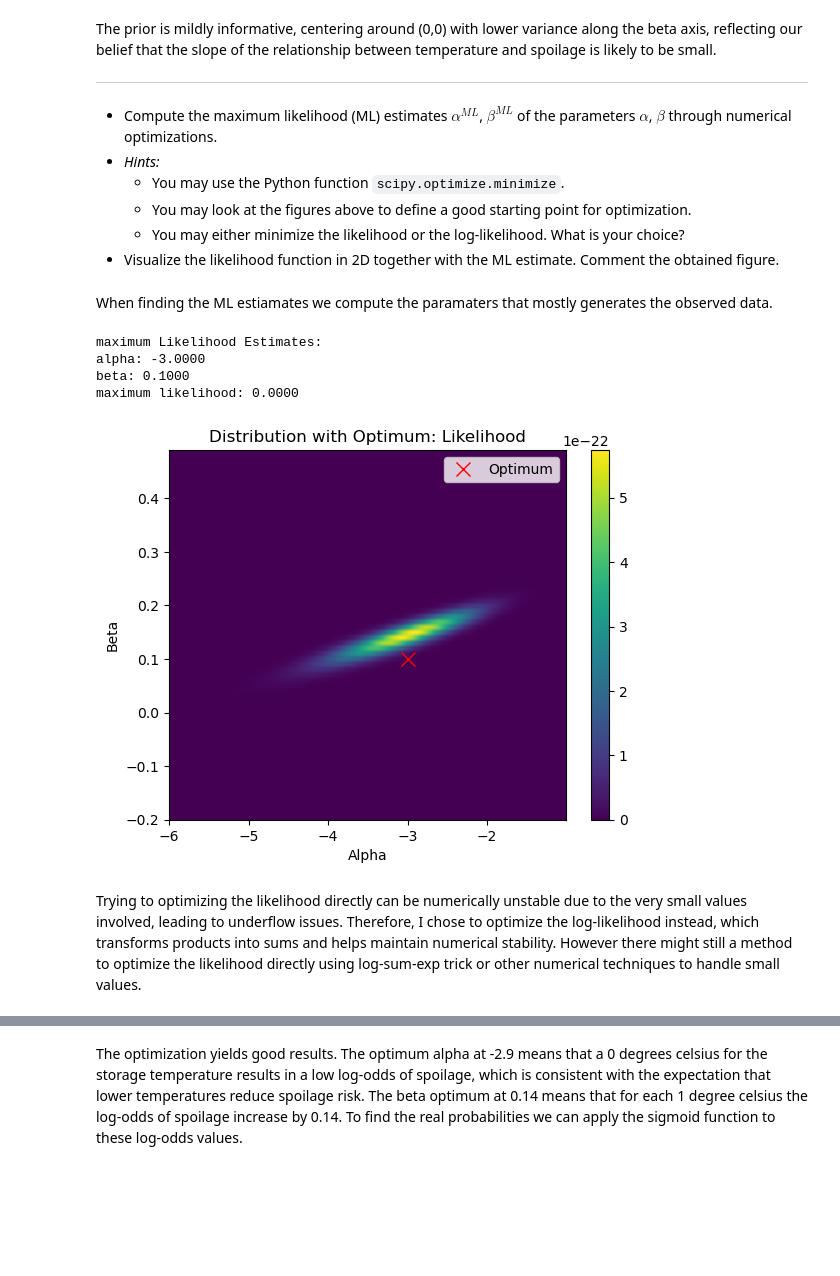
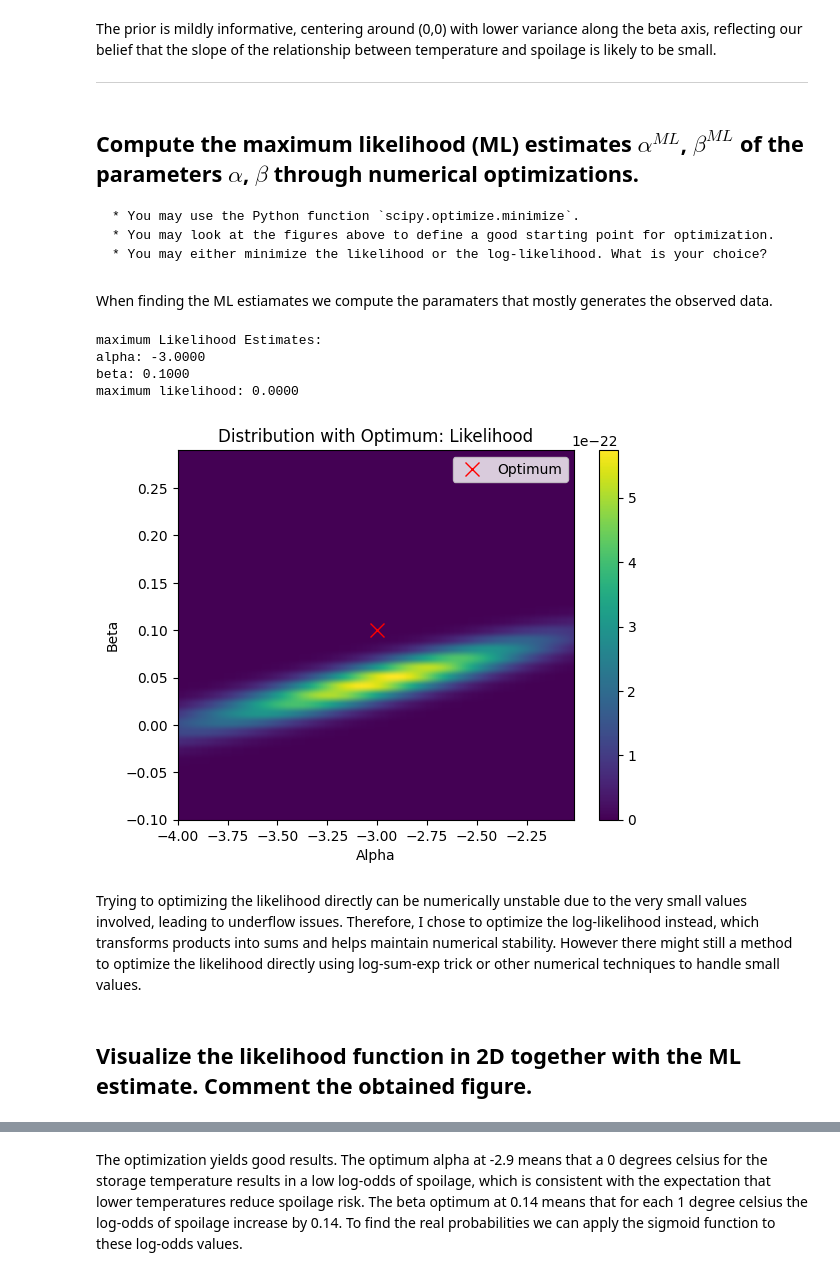
Before and after one commit to FedericoGritti/probabilistic_mushroom_spoilage_model, a Jupyter notebook: carnio_gritti.ipynb, the cells around one changed output, grey strips where cells are left out. Cells and saved outputs as stored; diff of their text form; code cells hidden in the pictures; blank space fills up the shorter version.

```diff
--- a/carnio_gritti.ipynb
+++ b/carnio_gritti.ipynb
@@ -234,6 +236,6 @@ def display_distribution(func, alpha_g, beta_g, func_name=''):
 I expect alpha that represent the intercept should be tuned around negative values because usually as we go lower in temperature we have low spoilage.
 For the beta that represent the slope we should have a low increase in spoilage so a good fit is betwen 0 and 1
 # %%
-a_prior, b_prior = create_meshgrid(alpha_range=(-6, -1), beta_range=(-0.2, 0.5), step=0.01)
-display_distribution(likelihood, a_prior, b_prior, func_name='Likelihood')
+a_prior_small, b_prior_small = create_meshgrid(alpha_range=(-4, -2), beta_range=(-0.1, 0.3), step=0.01)
+display_distribution(likelihood, a_prior_small, b_prior_small, func_name='Likelihood')
 # %% [output]
@@ -260,12 +262,10 @@ The prior is mildly informative, centering around (0,0) with lower variance alon
 
 ---
 # %% [markdown]
-* Compute the maximum likelihood (ML) estimates $\alpha^{ML}$, $\beta^{ML}$ of the parameters $\alpha$, $\beta$ through numerical optimizations.
-* *Hints:*
+## Compute the maximum likelihood (ML) estimates $\alpha^{ML}$, $\beta^{ML}$ of the parameters $\alpha$, $\beta$ through numerical optimizations.
     * You may use the Python function `scipy.optimize.minimize`.
     * You may look at the figures above to define a good starting point for optimization.
     * You may either minimize the likelihood or the log-likelihood. What is your choice?
-* Visualize the likelihood function in 2D together with the ML estimate. Comment the obtained figure.
 # %% [markdown]
 When finding the ML estiamates we compute the paramaters that mostly generates the observed data.
 # %%
@@ -274,43 +274,39 @@ from scipy.optimize import minimize
 def optimize_function(func, initial_guess):
     result = minimize(func, initial_guess)
     return result.x, result.fun
 
 def display_distribution_with_optimum(func, alpha_g, beta_g, optimum, func_name=''):
     grid = create_grid_from_function(func, alpha_g, beta_g)
     plt.figure()
     plt.imshow(grid[::-1], extent=(alpha_g.min(), alpha_g.max(), beta_g.min(), beta_g.max()), origin='lower', aspect='auto')
     plt.colorbar()
     plt.xlabel('Alpha')
     plt.ylabel('Beta')
     plt.title(f'Distribution with Optimum: {func_name}')
     plt.plot(optimum[0], optimum[1], 'rx', markersize=10, label='Optimum')
     plt.legend()
     plt.show()
 
 initial_guess = [-3, 0.1]
 opt_lik_params, opt_lik_value = optimize_function(lambda params: -likelihood(params[0], params[1]), initial_guess)
 
 print(f"maximum Likelihood Estimates:")
 print(f"alpha: {opt_lik_params[0]:.4f}")
 print(f"beta: {opt_lik_params[1]:.4f}")
 print(f"maximum likelihood: {-opt_lik_value:.4f}")
 
-alpha_range_min = min(-6, opt_lik_params[0] - 1)
-alpha_range_max = max(-1, opt_lik_params[0] + 1)
-beta_range_min = min(-0.2, opt_lik_params[1] - 0.1)
-beta_range_max = max(0.5, opt_lik_params[1] + 0.1)
-
-a_grid, b_grid = create_meshgrid(alpha_range=(alpha_range_min, alpha_range_max), beta_range=(beta_range_min, beta_range_max), step=0.01)
-display_distribution_with_optimum(likelihood, a_grid, b_grid, opt_lik_params, func_name='Likelihood')
+display_distribution_with_optimum(likelihood, a_prior_small, b_prior_small, opt_lik_params, func_name='Likelihood')
 print()
 # %% [output]
 maximum Likelihood Estimates:
 alpha: -3.0000
 beta: 0.1000
 maximum likelihood: 0.0000
-[figure, old version]
+[figure, new version]
 # %% [markdown]
 Trying to optimizing the likelihood directly can be numerically unstable due to the very small values involved, leading to underflow issues. Therefore, I chose to optimize the log-likelihood instead, which transforms products into sums and helps maintain numerical stability. However there might still a method to optimize the likelihood directly using log-sum-exp trick or other numerical techniques to handle small values.
+# %% [markdown]
+## Visualize the likelihood function in 2D together with the ML estimate. Comment the obtained figure.
 # %%
 initial_guess = [0, 0]
 opt_lik_params, opt_lik_value = optimize_function(lambda params: -log_lik(params[0], params[1]), initial_guess)
```
Also changed, not shown: parts of 56 cells of this notebook.
